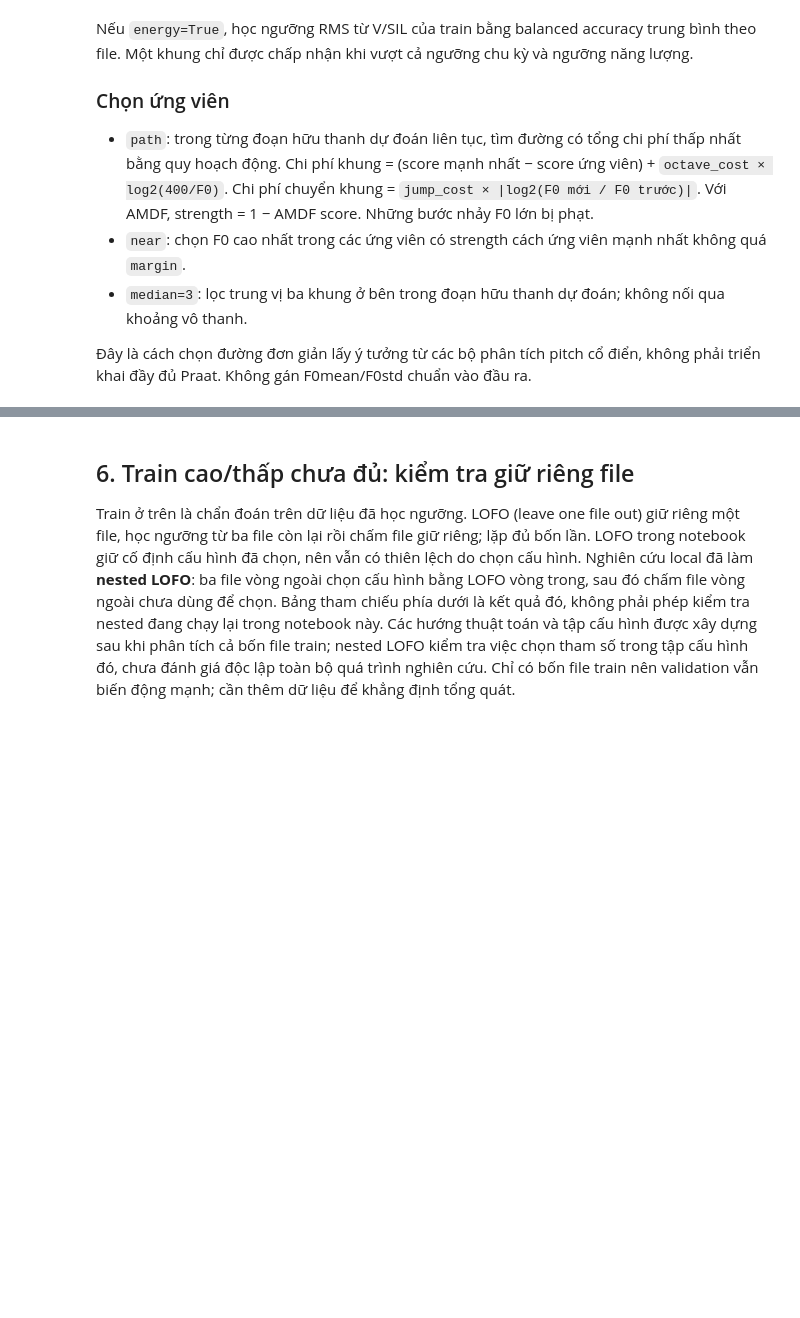
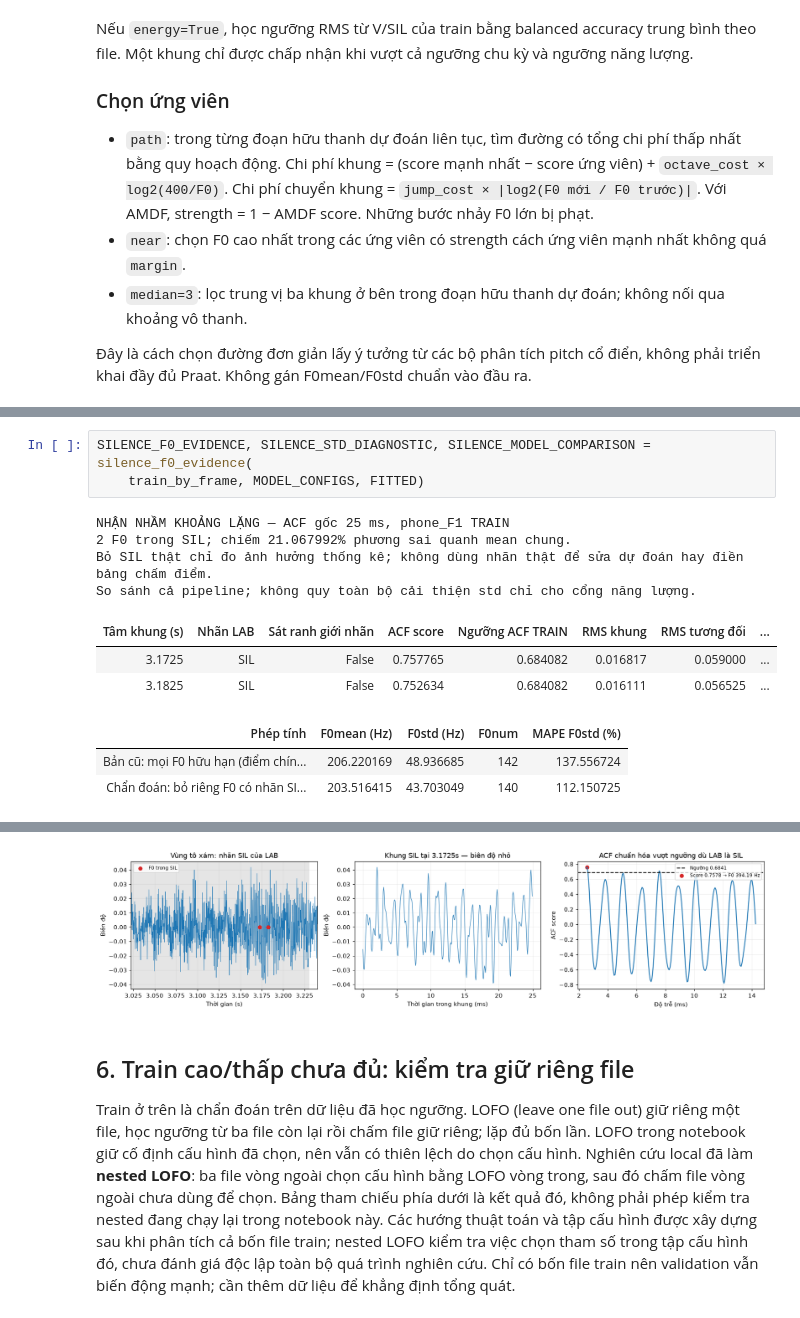
Before and after one commit to Violetta147/XLTN-BT2, a Jupyter notebook: research_3gt_2026_10_05/deliverables/executed_local/BT2_ACF_AMDF_GMM_improved_train_only.ipynb, the cells around one changed output, grey strips where cells are left out. Cells and saved outputs as stored; diff of their text form; blank space fills up the shorter version.

```diff
--- a/research_3gt_2026_10_05/deliverables/executed_local/BT2_ACF_AMDF_GMM_improved_train_only.ipynb
+++ b/research_3gt_2026_10_05/deliverables/executed_local/BT2_ACF_AMDF_GMM_improved_train_only.ipynb
@@ -837,0 +1066,14 @@ KẾT QUẢ TẬP TRAIN — GMM_AMDF
+# %%
+SILENCE_F0_EVIDENCE, SILENCE_STD_DIAGNOSTIC, SILENCE_MODEL_COMPARISON = silence_f0_evidence(
+    train_by_frame, MODEL_CONFIGS, FITTED)
+# %% [output]
+NHẬN NHẦM KHOẢNG LẶNG — ACF gốc 25 ms, phone_F1 TRAIN
+2 F0 trong SIL; chiếm 21.067992% phương sai quanh mean chung.
+Bỏ SIL thật chỉ đo ảnh hưởng thống kê; không dùng nhãn thật để sửa dự đoán hay điền bảng chấm điểm.
+So sánh cả pipeline; không quy toàn bộ cải thiện std chỉ cho cổng năng lượng.
+| Tâm khung (s) | Nhãn LAB | Sát ranh giới nhãn | ACF score | Ngưỡng ACF TRAIN | RMS khung | RMS tương đối | ... |
+| 3.1725 | SIL | False | 0.757765 | 0.684082 | 0.016817 | 0.059000 | ... |
+| 3.1825 | SIL | False | 0.752634 | 0.684082 | 0.016111 | 0.056525 | ... |
+| Phép tính | F0mean (Hz) | F0std (Hz) | F0num | MAPE F0std (%) |
+| Bản cũ: mọi F0 hữu hạn (điểm chín... | 206.220169 | 48.936685 | 142 | 137.556724 |
+| Chẩn đoán: bỏ riêng F0 có nhãn SI... | 203.516415 | 43.703049 | 140 | 112.150725 |
@@ -838,3 +1084,4 @@ KẾT QUẢ TẬP TRAIN — GMM_AMDF
+[figure, added]
 # %% [markdown]
 ## 6. Train cao/thấp chưa đủ: kiểm tra giữ riêng file
 Train ở trên là chẩn đoán trên dữ liệu đã học ngưỡng. LOFO (leave one file out) giữ riêng một file,
```
Also changed, not shown: parts of 5 cells of this notebook, 21 other files.
